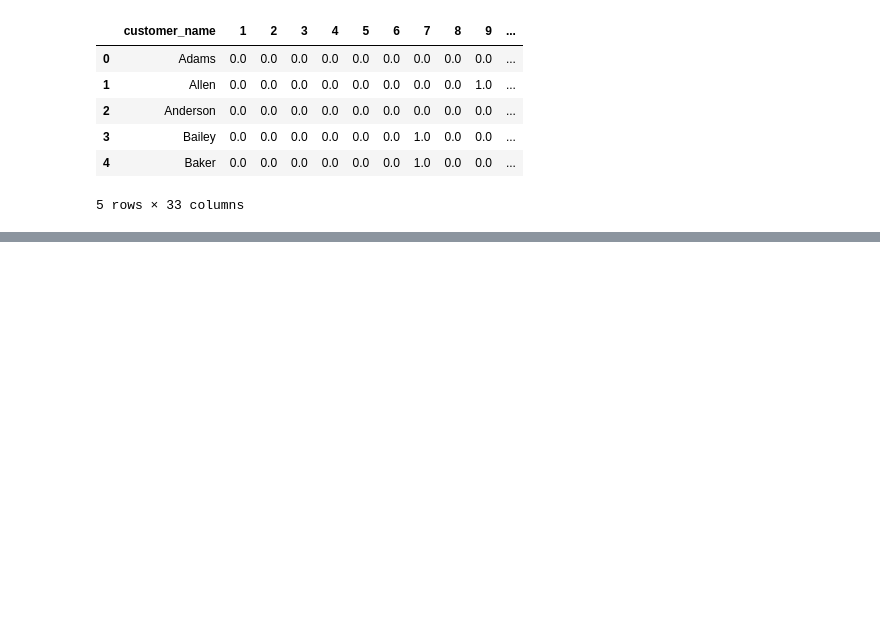
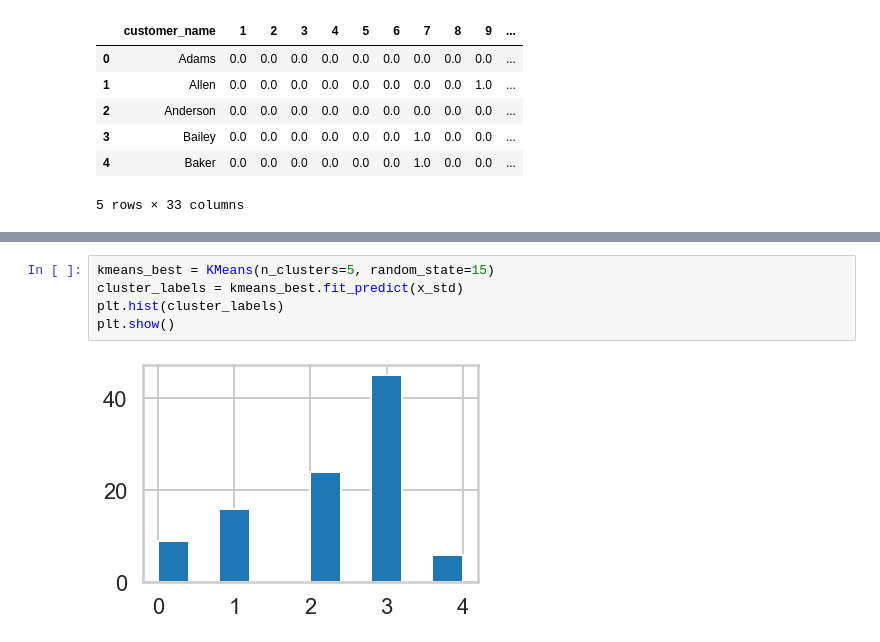
Before and after one commit to nortonlyr/MachineLearningExercises, a Jupyter notebook: Mini_project_clustering.ipynb, the cells around one changed output, grey strips where cells are left out. Drawn from its saved outputs; the diff is of its cells as text; blank space fills up the shorter version.

```diff
--- a/Mini_project_clustering.ipynb
+++ b/Mini_project_clustering.ipynb
@@ -71,0 +120,7 @@ df.head()
+# %%
+kmeans_best = KMeans(n_clusters=5, random_state=15)
+cluster_labels = kmeans_best.fit_predict(x_std)
+plt.hist(cluster_labels)
+plt.show()
+# %% [output]
+[figure, added]
```
Also changed, not shown: parts of 27 cells of this notebook.
